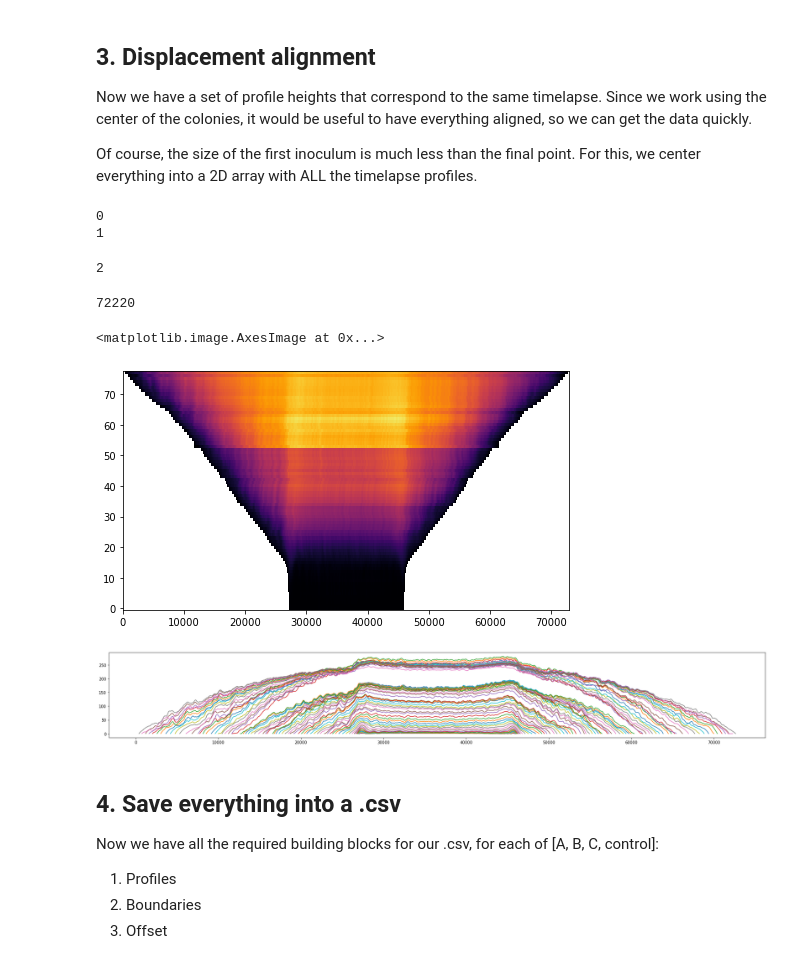
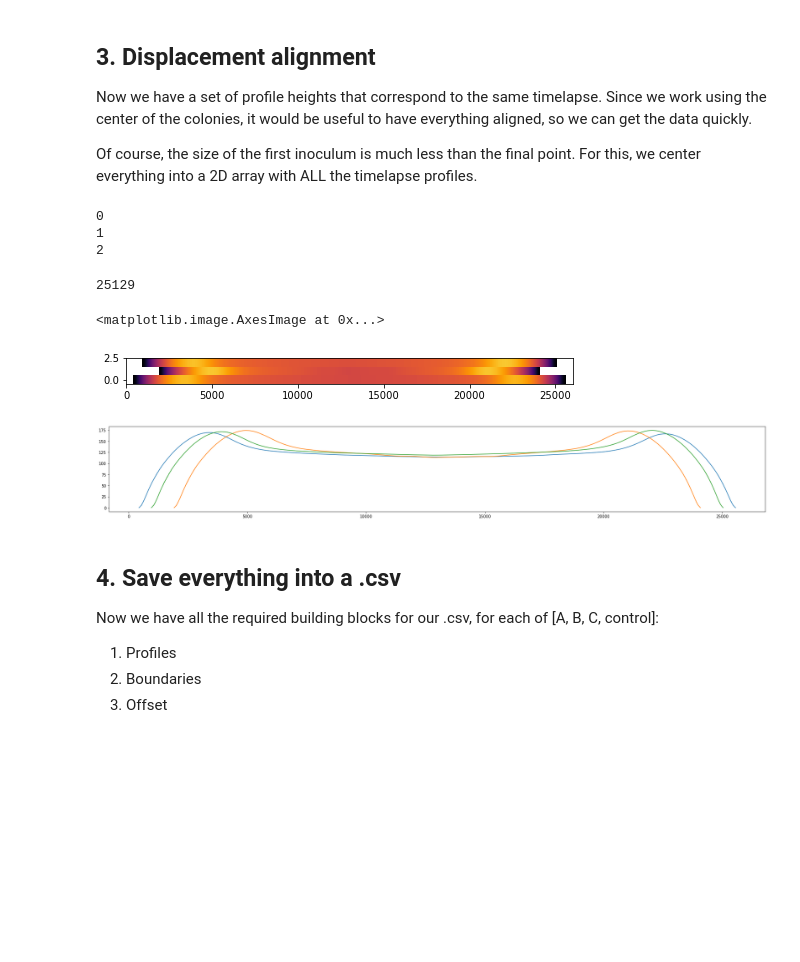
Before and after one commit to pbravoc/biofilm_surface_growth, a Jupyter notebook: data/clean_tutorial.ipynb, the cells around one changed output. Saved outputs shown, nothing was run; the diff lists cells and outputs as text; code cells hidden in the pictures; blank space fills up the shorter version.

```diff
--- a/data/clean_tutorial.ipynb
+++ b/data/clean_tutorial.ipynb
@@ -156,7 +156,8 @@ Simple fixes that do not require justification are the numbered sections 1-2-3.
 #folder_tag = "2022-03-23_ea387"
 #folder_tag = "2022-04-15_mixstrain"
 #folder_tag = "2022-03-31_cc117"
-folder_tag = "2022-04-21_sw520"
+#folder_tag = "2022-04-21_sw520"
+folder_tag = "2022-04-29_sw519"
 folder = "/run/media/pablo/T7/Documents/Research/Biofilms/Data/Interferometry/radial_timelapses/"+folder_tag+"/"
 files = glob(folder+"Raw/*.datx")                                           # Folder with all the .datx
 files.sort()
@@ -170,7 +171,7 @@ for i in idx:
     for j in range(n_replicates):
         files_split[j].append(files[i+j])
 
-tstart = 1650563000.0
+tstart = 1651254000.0
 times_tl = np.zeros([n, n_replicates])                                          # Array of all timelapse relative time measurements (hours)
 times_cl = np.zeros(len(files_control))                                # Array of all control relative time measurements (hours)
 for i in range(n_replicates):
@@ -190,6 +191,6 @@ np.save(folder+"Clean/times.npy", times_tl)
 np.save(folder+"Clean/times_control.npy", times_cl)
 
 # If running all the controls
-#C = np.zeros([len(files_control), 2]).astype(int)
-#offsets = np.zeros([len(files_control), 2])
+C = np.zeros([len(files_control), 2]).astype(int)
+offsets = np.zeros([len(files_control), 2])
 # %% [output]
@@ -206,9 +207,9 @@ Then, we loop over the indivdual profiles `i` while also plotting the previous `
 # Load the timelapse here with j
 first_pass = []
 j = 2                                     # Which of the replicates we'll be working on
-for i in range(n):
-    s = getcleansurf(get_data(files_split[j][i])[0])# Load profiles as a 1-D array
-    #s = getcleansurf(get_data(files_control[i])[0]) # Load control profiles as a 1-D array
+for i in range(n_controls):
+    #s = getcleansurf(get_data(files_split[j][i])[0])# Load profiles as a 1-D array
+    s = getcleansurf(get_data(files_control[i])[0]) # Load control profiles as a 1-D array
     first_pass.append(s)
     lim_edge = 20
     if i>30:
@@ -247,10 +247,11 @@ This is the slowest part, since it involves looking at 3 consecutive profiles, a
 While some particular timepoints are off just because of small miscalculations in finding the edges, more prevalent issues may arise when the actual biofilm-lb border goes out of focus in either the in or out of plane direction. This will lead to a few consecutive offsets in the same side of the sample.
 # %%
 ##
-i = 69
+i = 87
 #offsets[0,1] += 0.5
 offsets[i,0] += 0.0
 offsets[i,1] += 0.0
+offsets[88, 1] += 2
 plotrel_profile(i, C, offsets)
 #plt.ylim(170, 200)
 # %% [output]
@@ -307,38 +288,40 @@ for i in range(n_controls):
 # %% [output]
 0
 1
+2
-2
 # %%
 S = np.array([len(x) for x in data])
 np.max(S)
 # %% [output]
-72220
+25129
 # %%
-L = 73000
+L = 26000
 IMG = np.zeros([len(data), L])
 IMG[:] = np.nan
 
 start = (L-S)/2
 start = start.astype(int)
+#shift(31, 37, -20, -50)
+#shift(52, 59, -10, -50)
 #shift(47, 25)
 #shift(80, 70)
 #shift(90, 40)
-#start[64] += 1200
+#start[79] += 1000
 #start[65] += 2600
 #start[66] += 2600
 
 for i in range(len(data)):
     IMG[i, start[i]:len(data[i])+start[i]] = data[i]
 plt.figure(figsize=(8,8))
-plt.imshow(IMG, aspect=500, clim=(0, 300), origin="lower", cmap="inferno", interpolation="none")
+plt.imshow(IMG, aspect=500, clim=(0, 200), origin="lower", cmap="inferno", interpolation="none")
 # %% [output]
 <matplotlib.image.AxesImage at 0x...>
-[figure, old version]
+[figure, new version]
 # %%
 k = 0
-k_sp = 85
+k_sp = 3
 plt.figure(figsize=(30, 4))
 plt.plot(np.transpose(IMG[k:k+k_sp,:]));
 # %% [output]
-[figure, old version]
+[figure, new version]
 # %%
```
Also changed, not shown: parts of 10 cells of this notebook, 58 other files.
